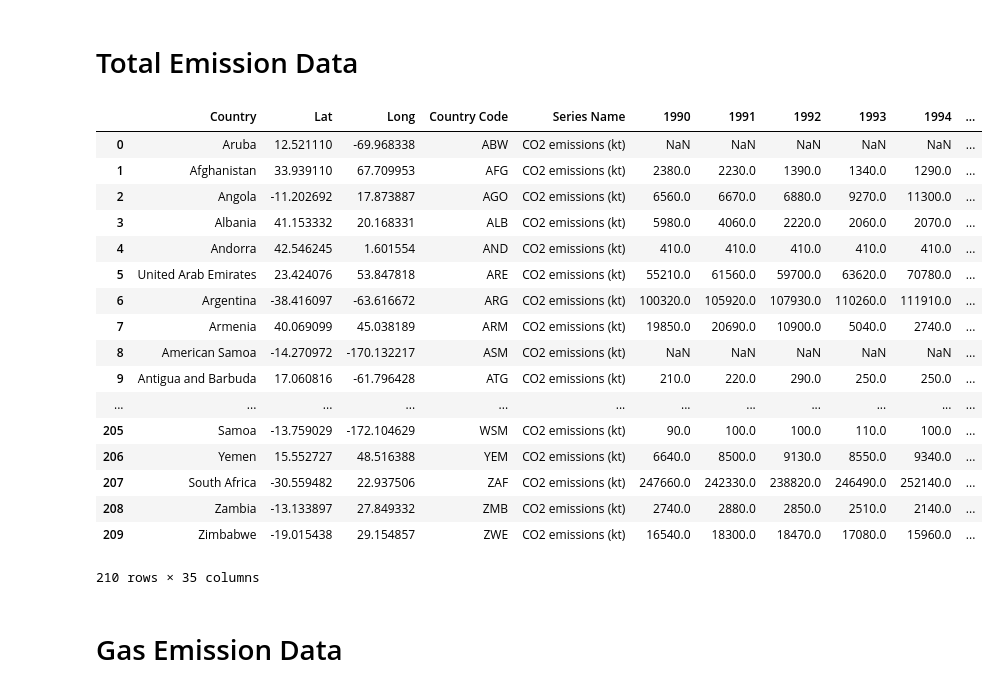
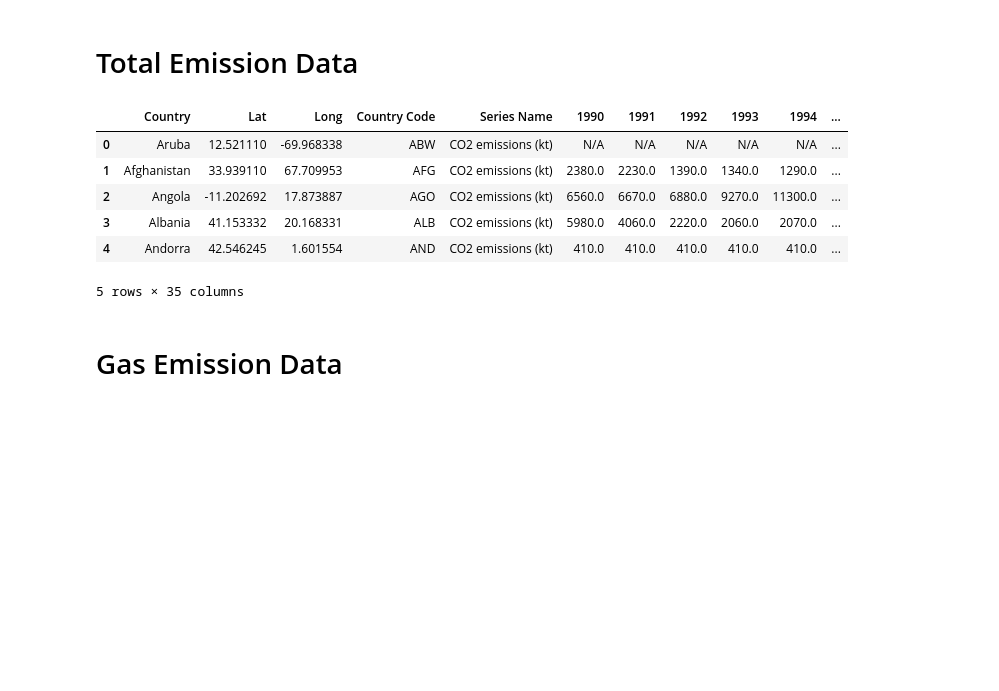
Before and after one commit to nuvvalaps/Carbon-Emission-Growth, a Jupyter notebook: Code/Combined_and_Flask.ipynb, the cells around one changed output. Saved outputs shown, nothing was run; the diff lists cells and outputs as text; code cells hidden in the pictures; blank space fills up the shorter version.

```diff
--- a/Code/Combined_and_Flask.ipynb
+++ b/Code/Combined_and_Flask.ipynb
@@ -59,26 +39,16 @@ gdp
 # %%
 total_emission_csv = "../Resources/Cleaned_CSV/Total_Emission_Data.csv"
 total_emission = pd.read_csv(total_emission_csv)
-total_emission
+total_emission = total_emission.fillna(value='N/A')
+total_emission.head()
 # %% [output]
 |  | Country | Lat | Long | Country Code | Series Name | 1990 | 1991 | 1992 | 1993 | 1994 | ... |
-| 0 | Aruba | 12.521110 | -69.968338 | ABW | CO2 emissions (kt) | NaN | NaN | NaN | NaN | NaN | ... |
+| 0 | Aruba | 12.521110 | -69.968338 | ABW | CO2 emissions (kt) | N/A | N/A | N/A | N/A | N/A | ... |
 | 1 | Afghanistan | 33.939110 | 67.709953 | AFG | CO2 emissions (kt) | 2380.0 | 2230.0 | 1390.0 | 1340.0 | 1290.0 | ... |
 | 2 | Angola | -11.202692 | 17.873887 | AGO | CO2 emissions (kt) | 6560.0 | 6670.0 | 6880.0 | 9270.0 | 11300.0 | ... |
 | 3 | Albania | 41.153332 | 20.168331 | ALB | CO2 emissions (kt) | 5980.0 | 4060.0 | 2220.0 | 2060.0 | 2070.0 | ... |
 | 4 | Andorra | 42.546245 | 1.601554 | AND | CO2 emissions (kt) | 410.0 | 410.0 | 410.0 | 410.0 | 410.0 | ... |
-| 5 | United Arab Emirates | 23.424076 | 53.847818 | ARE | CO2 emissions (kt) | 55210.0 | 61560.0 | 59700.0 | 63620.0 | 70780.0 | ... |
-| 6 | Argentina | -38.416097 | -63.616672 | ARG | CO2 emissions (kt) | 100320.0 | 105920.0 | 107930.0 | 110260.0 | 111910.0 | ... |
-| 7 | Armenia | 40.069099 | 45.038189 | ARM | CO2 emissions (kt) | 19850.0 | 20690.0 | 10900.0 | 5040.0 | 2740.0 | ... |
-| 8 | American Samoa | -14.270972 | -170.132217 | ASM | CO2 emissions (kt) | NaN | NaN | NaN | NaN | NaN | ... |
-| 9 | Antigua and Barbuda | 17.060816 | -61.796428 | ATG | CO2 emissions (kt) | 210.0 | 220.0 | 290.0 | 250.0 | 250.0 | ... |
-| ... | ... | ... | ... | ... | ... | ... | ... | ... | ... | ... | ... |
-| 205 | Samoa | -13.759029 | -172.104629 | WSM | CO2 emissions (kt) | 90.0 | 100.0 | 100.0 | 110.0 | 100.0 | ... |
-| 206 | Yemen | 15.552727 | 48.516388 | YEM | CO2 emissions (kt) | 6640.0 | 8500.0 | 9130.0 | 8550.0 | 9340.0 | ... |
-| 207 | South Africa | -30.559482 | 22.937506 | ZAF | CO2 emissions (kt) | 247660.0 | 242330.0 | 238820.0 | 246490.0 | 252140.0 | ... |
-| 208 | Zambia | -13.133897 | 27.849332 | ZMB | CO2 emissions (kt) | 2740.0 | 2880.0 | 2850.0 | 2510.0 | 2140.0 | ... |
-| 209 | Zimbabwe | -19.015438 | 29.154857 | ZWE | CO2 emissions (kt) | 16540.0 | 18300.0 | 18470.0 | 17080.0 | 15960.0 | ... |
-210 rows × 35 columns
+5 rows × 35 columns
 # %% [markdown]
 # Gas Emission Data
 # %%
```
Also changed, not shown: parts of 8 cells of this notebook, 10 other files.
